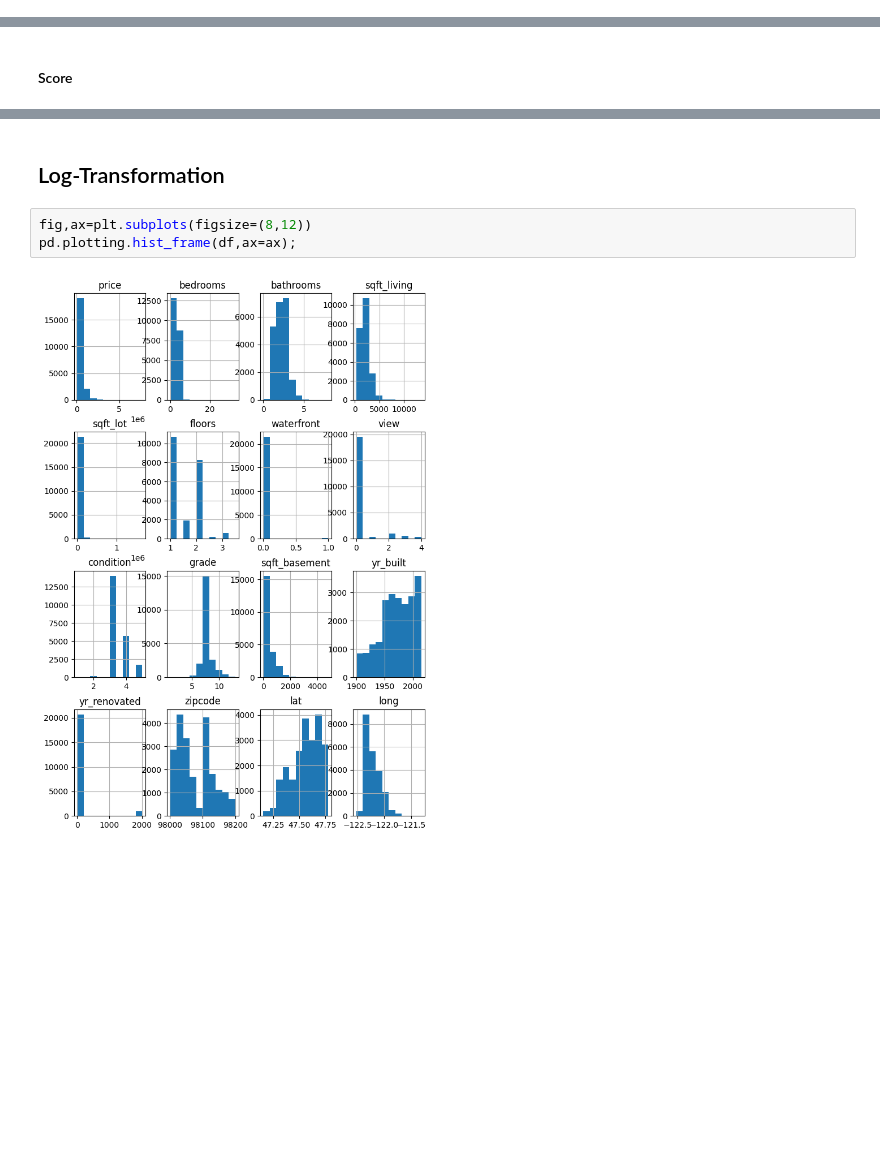
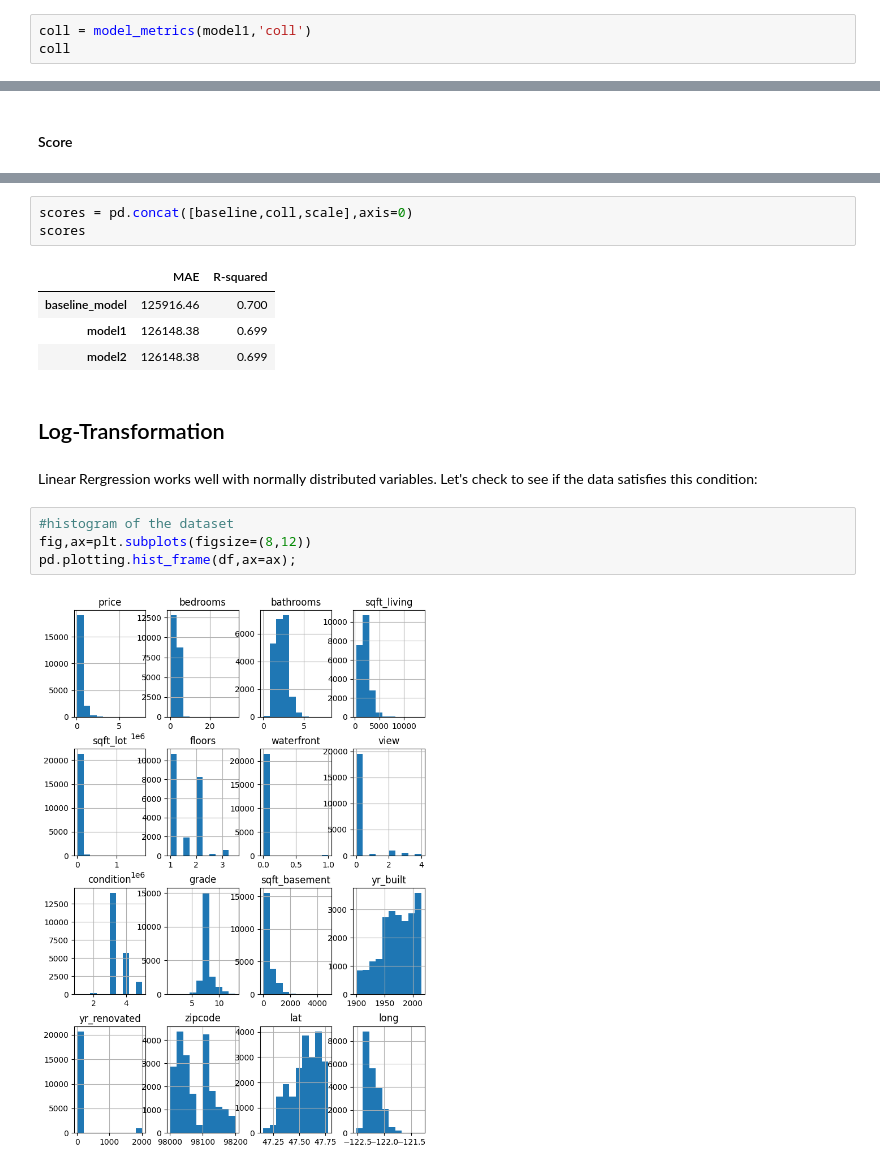
Before and after one commit to rahulakrish/linear_regression, a Jupyter notebook: notebook.ipynb, the cells around one changed output, grey strips where cells are left out. Cells and saved outputs as stored; diff of their text form; blank space fills up the shorter version.

```diff
--- a/notebook.ipynb
+++ b/notebook.ipynb
@@ -398,0 +395,3 @@ model_metrics(model1,'model1')
+# %%
+coll = model_metrics(model1,'coll')
+coll
@@ -530,6 +547,17 @@ np.sqrt(model2.mse_resid)
+# %%
+scores = pd.concat([baseline,coll,scale],axis=0)
+scores
+# %% [output]
+|  | MAE | R-squared |
+| baseline_model | 125916.46 | 0.700 |
+| model1 | 126148.38 | 0.699 |
+| model2 | 126148.38 | 0.699 |
 # %% [markdown]
 ## Log-Transformation
+# %% [markdown]
+Linear Rergression works well with normally distributed variables. Let's check to see if the data satisfies this condition:
 # %%
+#histogram of the dataset
 fig,ax=plt.subplots(figsize=(8,12))
 pd.plotting.hist_frame(df,ax=ax);
 # %% [output]
```
Also changed, not shown: parts of 23 cells of this notebook.
